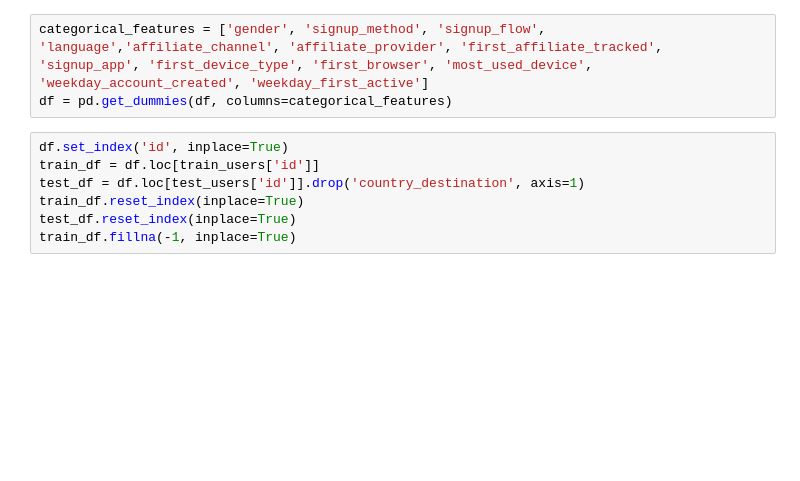
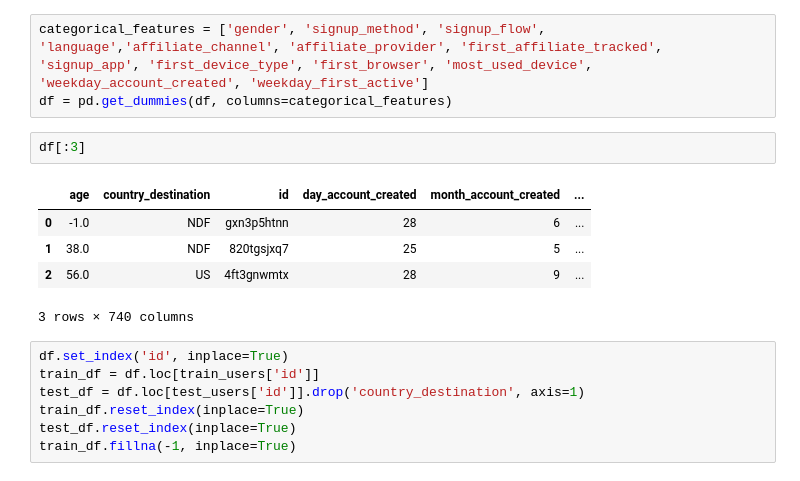
Before and after one commit to longfengpili/Machine-Learning-with-Python, a Jupyter notebook: Airbnb New User Bookings.ipynb, the cells around one changed output. Saved outputs shown, nothing was run; the diff lists cells and outputs as text; blank space fills up the shorter version.

```diff
--- a/Airbnb New User Bookings.ipynb
+++ b/Airbnb New User Bookings.ipynb
@@ -947,6 +947,14 @@ There are 275547 users from the entire user data set that have session informati
 # %%
 categorical_features = ['gender', 'signup_method', 'signup_flow', 'language','affiliate_channel', 'affiliate_provider', 'first_affiliate_tracked', 'signup_app', 'first_device_type', 'first_browser', 'most_used_device', 'weekday_account_created', 'weekday_first_active']
 df = pd.get_dummies(df, columns=categorical_features)
+# %%
+df[:3]
+# %% [output]
+|  | age | country_destination | id | day_account_created | month_account_created | ... |
+| 0 | -1.0 | NDF | gxn3p5htnn | 28 | 6 | ... |
+| 1 | 38.0 | NDF | 820tgsjxq7 | 25 | 5 | ... |
+| 2 | 56.0 | US | 4ft3gnwmtx | 28 | 9 | ... |
+3 rows × 740 columns
 # %%
 df.set_index('id', inplace=True)
 train_df = df.loc[train_users['id']]
```
Also changed, not shown: parts of 2 cells of this notebook.
